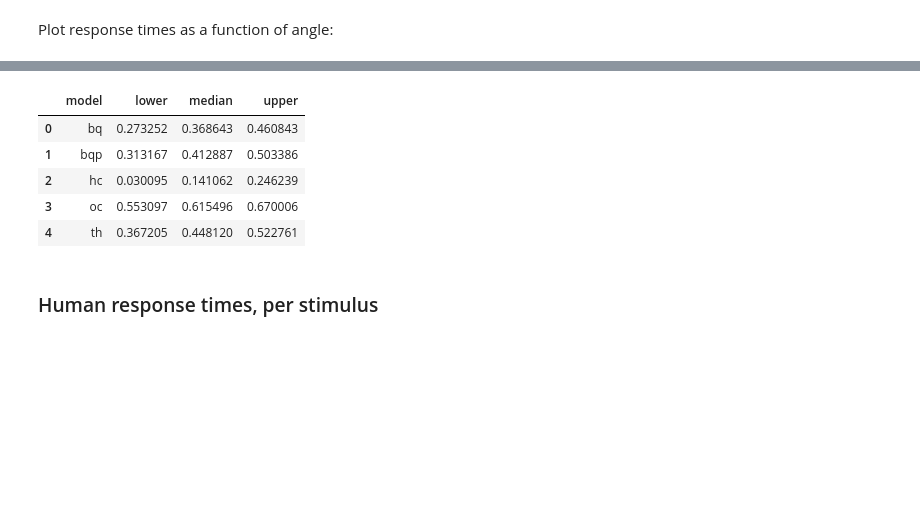
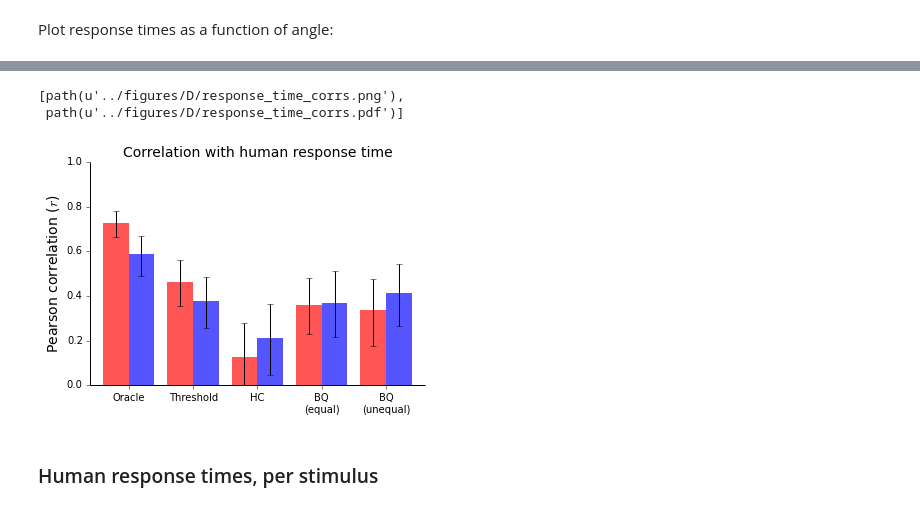
Before and after one commit to jhamrick/optimal-mental-rotation, a Jupyter notebook: analysis/experiment-analysis.ipynb, the cells around one changed output, grey strips where cells are left out. Saved outputs shown, nothing was run; the diff lists cells and outputs as text; code cells hidden in the pictures; blank space fills up the shorter version.

```diff
--- a/analysis/experiment-analysis.ipynb
+++ b/analysis/experiment-analysis.ipynb
@@ -126,14 +128,12 @@ plots.response_time_scatters.plot(RESULTS_PATH, FIG_PATH)
 # %%
 if RUN_ANALYSES:
     analyses.response_time_corrs.run(all_data, RESULTS_PATH, SEED)
-pd.read_csv(RESULTS_PATH.joinpath(analyses.response_time_corrs.filename))
-# %% [output]
-|  | model | lower | median | upper |
-| 0 | bq | 0.273252 | 0.368643 | 0.460843 |
-| 1 | bqp | 0.313167 | 0.412887 | 0.503386 |
-| 2 | hc | 0.030095 | 0.141062 | 0.246239 |
-| 3 | oc | 0.553097 | 0.615496 | 0.670006 |
-| 4 | th | 0.367205 | 0.448120 | 0.522761 |
+# %%
+plots.response_time_corrs.plot(RESULTS_PATH, FIG_PATH)
+# %% [output]
+[path(u'../figures/D/response_time_corrs.png'),
+ path(u'../figures/D/response_time_corrs.pdf')]
+[figure, added]
 # %% [markdown]
 ### Human response times, per stimulus
 # %%
```
Also changed, not shown: parts of 18 cells of this notebook.
